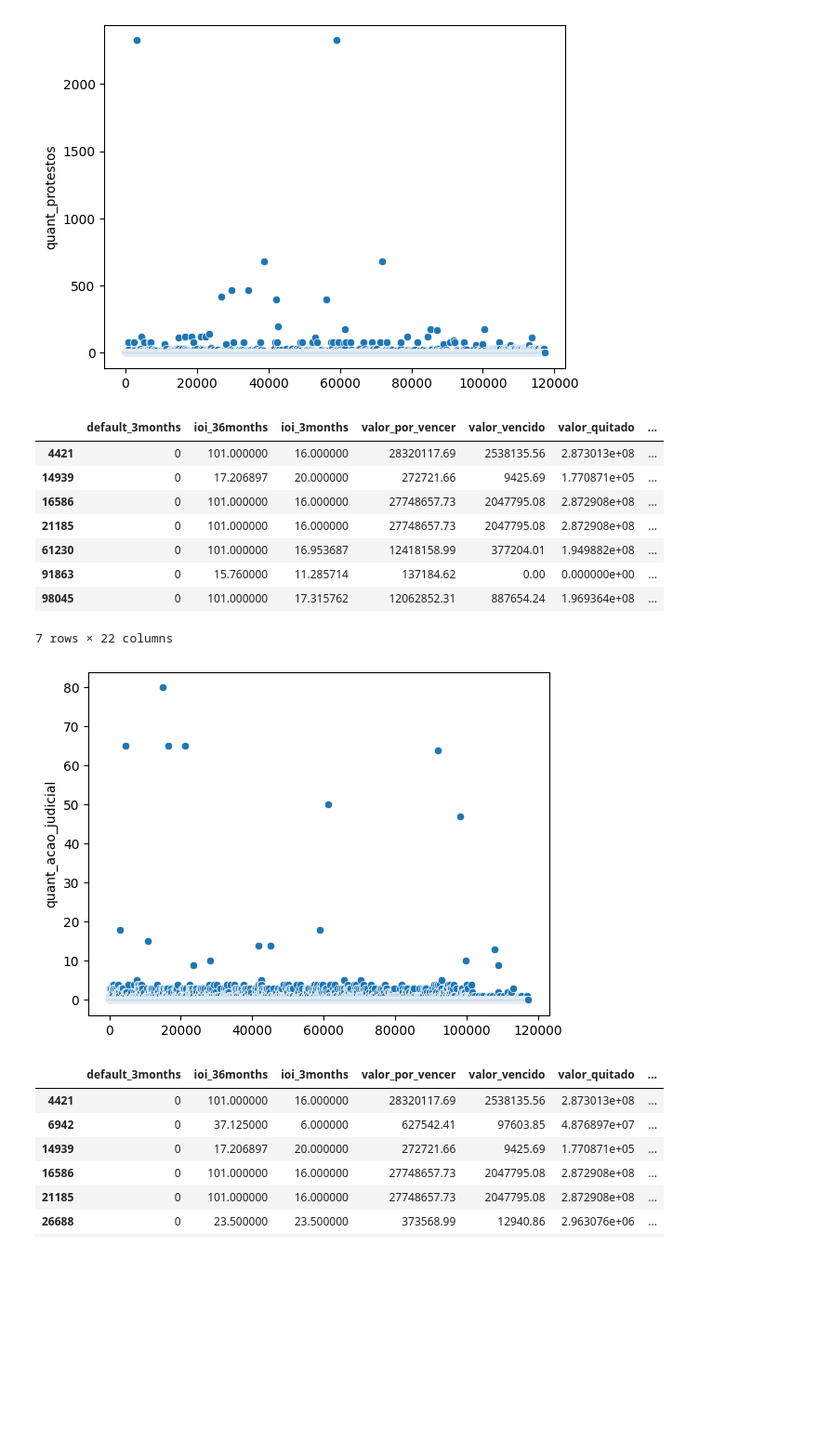
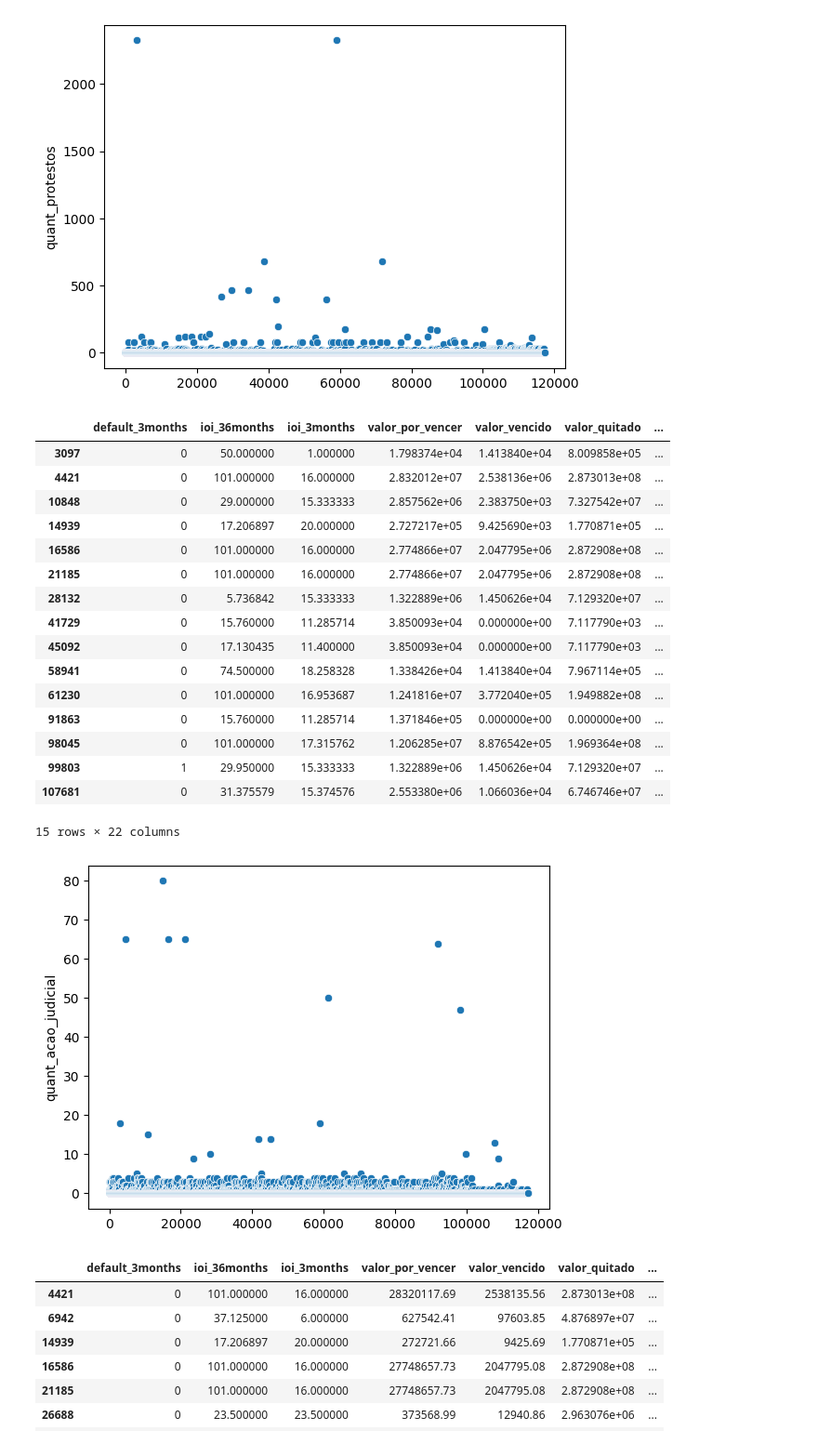
Before and after one commit to cfm-alm/solucao_exercicio_DSteam_est_shared2, a Jupyter notebook: teste.ipynb, the cells around one changed output. Shown at 93% size. Saved outputs shown, nothing was run; the diff lists cells and outputs as text; code cells hidden in the pictures; blank space fills up the shorter version.

```diff
--- a/teste.ipynb
+++ b/teste.ipynb
@@ -106,17 +106,25 @@ df[df["quant_protestos"]>=150] # verifica-se que há poucos pontos (9) em que a
 [figure]
 # %%
 sns.scatterplot(x= df.index, y = "quant_acao_judicial", data = df)
-df[df["quant_acao_judicial"]>=20] # verifica-se que há poucos pontos (9) em que a qtd de ações judiciais é maior que 20
+df[df["quant_acao_judicial"]>=10] # verifica-se que há poucos pontos (9) em que a qtd de ações judiciais é maior que 20
 # %% [output]
 |  | default_3months | ioi_36months | ioi_3months | valor_por_vencer | valor_vencido | valor_quitado | ... |
-| 4421 | 0 | 101.000000 | 16.000000 | 28320117.69 | 2538135.56 | 2.873013e+08 | ... |
-| 14939 | 0 | 17.206897 | 20.000000 | 272721.66 | 9425.69 | 1.770871e+05 | ... |
-| 16586 | 0 | 101.000000 | 16.000000 | 27748657.73 | 2047795.08 | 2.872908e+08 | ... |
-| 21185 | 0 | 101.000000 | 16.000000 | 27748657.73 | 2047795.08 | 2.872908e+08 | ... |
-| 61230 | 0 | 101.000000 | 16.953687 | 12418158.99 | 377204.01 | 1.949882e+08 | ... |
-| 91863 | 0 | 15.760000 | 11.285714 | 137184.62 | 0.00 | 0.000000e+00 | ... |
-| 98045 | 0 | 101.000000 | 17.315762 | 12062852.31 | 887654.24 | 1.969364e+08 | ... |
+| 3097 | 0 | 50.000000 | 1.000000 | 1.798374e+04 | 1.413840e+04 | 8.009858e+05 | ... |
+| 4421 | 0 | 101.000000 | 16.000000 | 2.832012e+07 | 2.538136e+06 | 2.873013e+08 | ... |
+| 10848 | 0 | 29.000000 | 15.333333 | 2.857562e+06 | 2.383750e+03 | 7.327542e+07 | ... |
+| 14939 | 0 | 17.206897 | 20.000000 | 2.727217e+05 | 9.425690e+03 | 1.770871e+05 | ... |
+| 16586 | 0 | 101.000000 | 16.000000 | 2.774866e+07 | 2.047795e+06 | 2.872908e+08 | ... |
+| 21185 | 0 | 101.000000 | 16.000000 | 2.774866e+07 | 2.047795e+06 | 2.872908e+08 | ... |
+| 28132 | 0 | 5.736842 | 15.333333 | 1.322889e+06 | 1.450626e+04 | 7.129320e+07 | ... |
+| 41729 | 0 | 15.760000 | 11.285714 | 3.850093e+04 | 0.000000e+00 | 7.117790e+03 | ... |
+| 45092 | 0 | 17.130435 | 11.400000 | 3.850093e+04 | 0.000000e+00 | 7.117790e+03 | ... |
+| 58941 | 0 | 74.500000 | 18.258328 | 1.338426e+04 | 1.413840e+04 | 7.967114e+05 | ... |
+| 61230 | 0 | 101.000000 | 16.953687 | 1.241816e+07 | 3.772040e+05 | 1.949882e+08 | ... |
+| 91863 | 0 | 15.760000 | 11.285714 | 1.371846e+05 | 0.000000e+00 | 0.000000e+00 | ... |
+| 98045 | 0 | 101.000000 | 17.315762 | 1.206285e+07 | 8.876542e+05 | 1.969364e+08 | ... |
+| 99803 | 1 | 29.950000 | 15.333333 | 1.322889e+06 | 1.450626e+04 | 7.129320e+07 | ... |
+| 107681 | 0 | 31.375579 | 15.374576 | 2.553380e+06 | 1.066036e+04 | 6.746746e+07 | ... |
-7 rows × 22 columns
+15 rows × 22 columns
 [figure]
 # %%
 sns.scatterplot(x= df.index, y = "dividas_vencidas_qtd", data = df)
```
Also changed, not shown: parts of 26 cells of this notebook.
